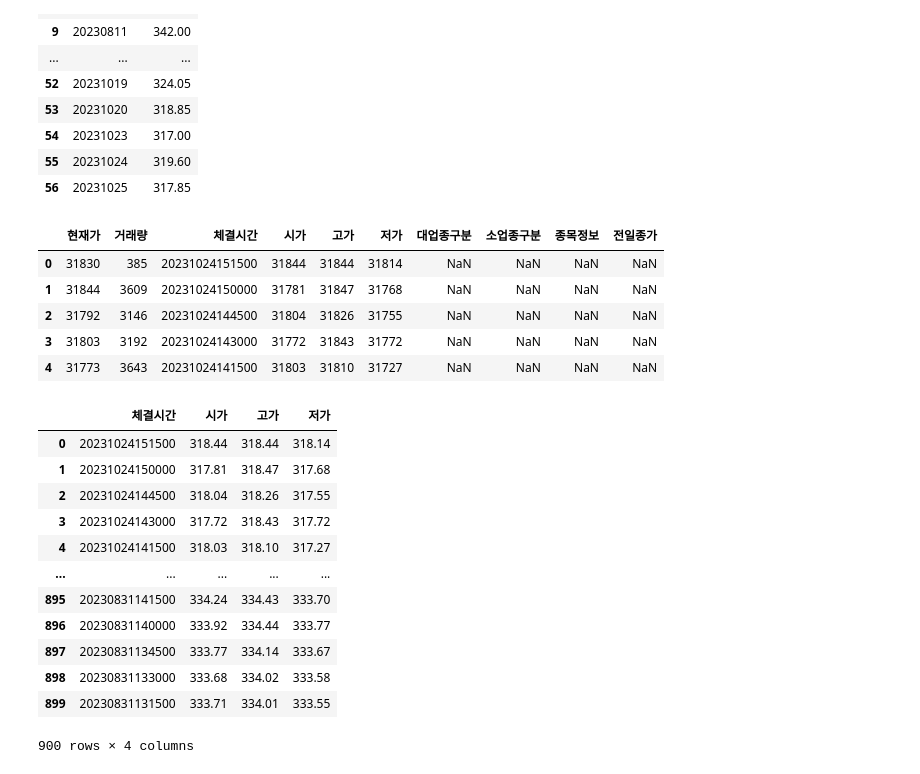
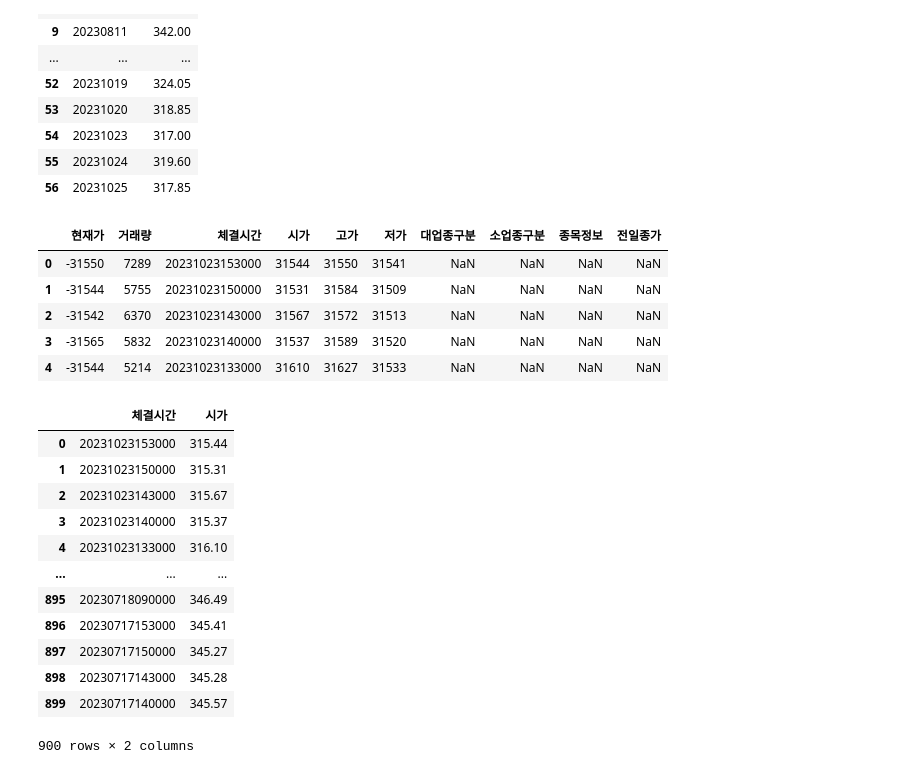
Before and after one commit to 324ysw2/Project1, a Jupyter notebook: basis/basis.ipynb, the cells around one changed output. Cells and saved outputs as stored; diff of their text form; code cells hidden in the pictures.

```diff
--- a/basis/basis.ipynb
+++ b/basis/basis.ipynb
@@ -2,7 +2,7 @@
 # 선물, 현물 데이터 불러오기
 import pandas as pd
 FData = pd.read_csv("../dataset/kospi200_F202312_45min.csv", index_col=0)
-PData = pd.read_csv("../dataset/kospi200_15min.csv", index_col=0)
+PData = pd.read_csv("../dataset/kospi200_30min.csv", index_col=0)
 # %%
 # 선물 데이터 확인 및 전처리 계획
     # 음수 -> 양수로
@@ -136,11 +136,11 @@ df_sorted
 PData.head(5)
 # %% [output]
 |  | 현재가 | 거래량 | 체결시간 | 시가 | 고가 | 저가 | 대업종구분 | 소업종구분 | 종목정보 | 전일종가 |
-| 0 | 31830 | 385 | 20231024151500 | 31844 | 31844 | 31814 | NaN | NaN | NaN | NaN |
-| 1 | 31844 | 3609 | 20231024150000 | 31781 | 31847 | 31768 | NaN | NaN | NaN | NaN |
-| 2 | 31792 | 3146 | 20231024144500 | 31804 | 31826 | 31755 | NaN | NaN | NaN | NaN |
-| 3 | 31803 | 3192 | 20231024143000 | 31772 | 31843 | 31772 | NaN | NaN | NaN | NaN |
-| 4 | 31773 | 3643 | 20231024141500 | 31803 | 31810 | 31727 | NaN | NaN | NaN | NaN |
+| 0 | -31550 | 7289 | 20231023153000 | 31544 | 31550 | 31541 | NaN | NaN | NaN | NaN |
+| 1 | -31544 | 5755 | 20231023150000 | 31531 | 31584 | 31509 | NaN | NaN | NaN | NaN |
+| 2 | -31542 | 6370 | 20231023143000 | 31567 | 31572 | 31513 | NaN | NaN | NaN | NaN |
+| 3 | -31565 | 5832 | 20231023140000 | 31537 | 31589 | 31520 | NaN | NaN | NaN | NaN |
+| 4 | -31544 | 5214 | 20231023133000 | 31610 | 31627 | 31533 | NaN | NaN | NaN | NaN |
 # %%
 PData = PData.abs()
 # %%
@@ -149,20 +149,20 @@ PData[cols_to_divide] = PData[cols_to_divide] / 100
 # %%
 # PData.drop('Unnamed: 0',axis = 1,inplace=True)
 # %%
-PData = PData.loc[:,['체결시간','시가','고가','저가']]
+PData = PData.loc[:,['체결시간','시가']]
 PData
 # %% [output]
-|  | 체결시간 | 시가 | 고가 | 저가 |
-| 0 | 20231024151500 | 318.44 | 318.44 | 318.14 |
-| 1 | 20231024150000 | 317.81 | 318.47 | 317.68 |
-| 2 | 20231024144500 | 318.04 | 318.26 | 317.55 |
-| 3 | 20231024143000 | 317.72 | 318.43 | 317.72 |
-| 4 | 20231024141500 | 318.03 | 318.10 | 317.27 |
-| ... | ... | ... | ... | ... |
-| 895 | 20230831141500 | 334.24 | 334.43 | 333.70 |
-| 896 | 20230831140000 | 333.92 | 334.44 | 333.77 |
-| 897 | 20230831134500 | 333.77 | 334.14 | 333.67 |
-| 898 | 20230831133000 | 333.68 | 334.02 | 333.58 |
-| 899 | 20230831131500 | 333.71 | 334.01 | 333.55 |
+|  | 체결시간 | 시가 |
+| 0 | 20231023153000 | 315.44 |
+| 1 | 20231023150000 | 315.31 |
+| 2 | 20231023143000 | 315.67 |
+| 3 | 20231023140000 | 315.37 |
+| 4 | 20231023133000 | 316.10 |
+| ... | ... | ... |
+| 895 | 20230718090000 | 346.49 |
+| 896 | 20230717153000 | 345.41 |
+| 897 | 20230717150000 | 345.27 |
+| 898 | 20230717143000 | 345.28 |
+| 899 | 20230717140000 | 345.57 |
-900 rows × 4 columns
+900 rows × 2 columns
 # %%
```
Also changed, not shown: parts of 31 cells of this notebook, 1 other file.
